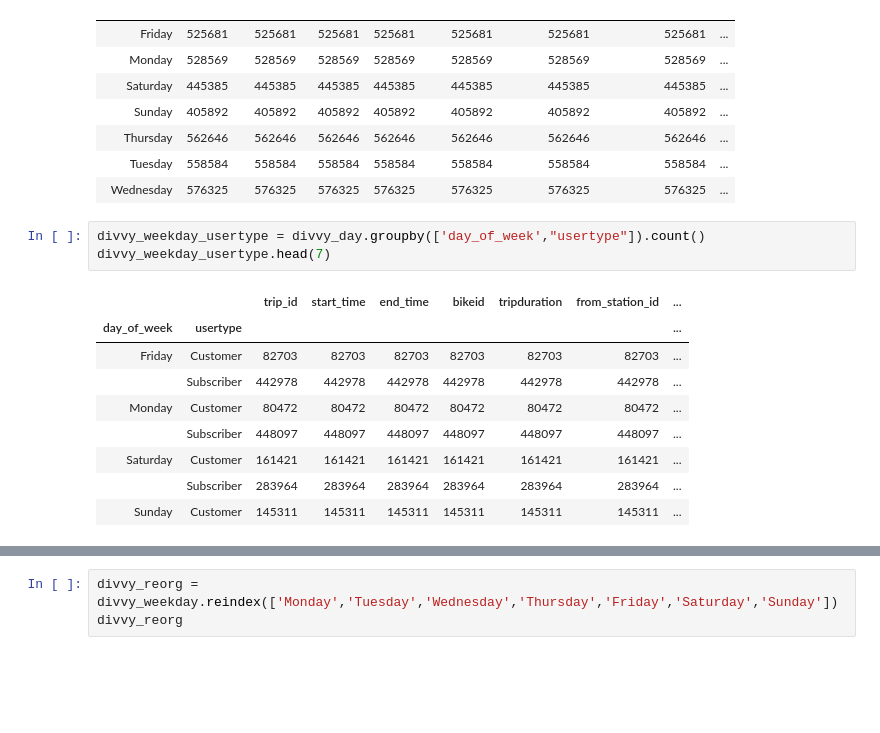
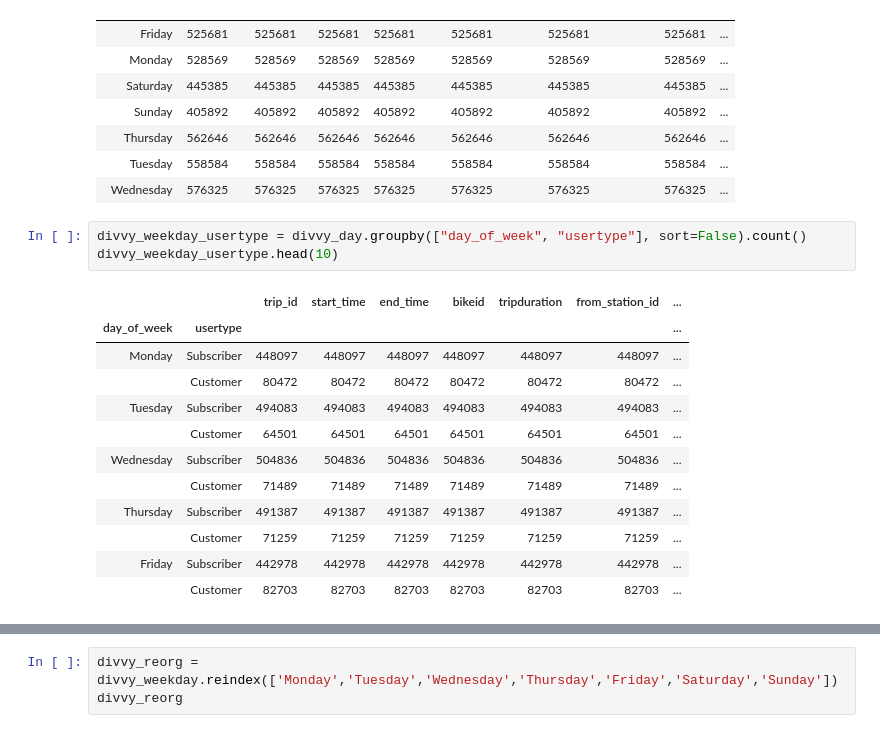
Before and after one commit to AlejandraRosa/Divvy_Project, a Jupyter notebook: Divvy_main.ipynb, the cells around one changed output, grey strips where cells are left out. Saved outputs shown, nothing was run; the diff lists cells and outputs as text; blank space fills up the shorter version.

```diff
--- a/Divvy_main.ipynb
+++ b/Divvy_main.ipynb
@@ -196,15 +196,18 @@ divvy_weekday.head(7)
 | Tuesday | 558584 | 558584 | 558584 | 558584 | 558584 | 558584 | 558584 | ... |
 | Wednesday | 576325 | 576325 | 576325 | 576325 | 576325 | 576325 | 576325 | ... |
 # %%
-divvy_weekday_usertype = divvy_day.groupby(['day_of_week',"usertype"]).count()
-divvy_weekday_usertype.head(7)
+divvy_weekday_usertype = divvy_day.groupby(["day_of_week", "usertype"], sort=False).count()
+divvy_weekday_usertype.head(10)
 # %% [output]
 |  |  | trip_id | start_time | end_time | bikeid | tripduration | from_station_id | ... |
 | day_of_week | usertype |  |  |  |  |  |  | ... |
-| Friday | Customer | 82703 | 82703 | 82703 | 82703 | 82703 | 82703 | ... |
-|  | Subscriber | 442978 | 442978 | 442978 | 442978 | 442978 | 442978 | ... |
-| Monday | Customer | 80472 | 80472 | 80472 | 80472 | 80472 | 80472 | ... |
-|  | Subscriber | 448097 | 448097 | 448097 | 448097 | 448097 | 448097 | ... |
-| Saturday | Customer | 161421 | 161421 | 161421 | 161421 | 161421 | 161421 | ... |
-|  | Subscriber | 283964 | 283964 | 283964 | 283964 | 283964 | 283964 | ... |
-| Sunday | Customer | 145311 | 145311 | 145311 | 145311 | 145311 | 145311 | ... |
+| Monday | Subscriber | 448097 | 448097 | 448097 | 448097 | 448097 | 448097 | ... |
+|  | Customer | 80472 | 80472 | 80472 | 80472 | 80472 | 80472 | ... |
+| Tuesday | Subscriber | 494083 | 494083 | 494083 | 494083 | 494083 | 494083 | ... |
+|  | Customer | 64501 | 64501 | 64501 | 64501 | 64501 | 64501 | ... |
+| Wednesday | Subscriber | 504836 | 504836 | 504836 | 504836 | 504836 | 504836 | ... |
+|  | Customer | 71489 | 71489 | 71489 | 71489 | 71489 | 71489 | ... |
+| Thursday | Subscriber | 491387 | 491387 | 491387 | 491387 | 491387 | 491387 | ... |
+|  | Customer | 71259 | 71259 | 71259 | 71259 | 71259 | 71259 | ... |
+| Friday | Subscriber | 442978 | 442978 | 442978 | 442978 | 442978 | 442978 | ... |
+|  | Customer | 82703 | 82703 | 82703 | 82703 | 82703 | 82703 | ... |
```
Also changed, not shown: parts of 5 cells of this notebook, 3 other files.
